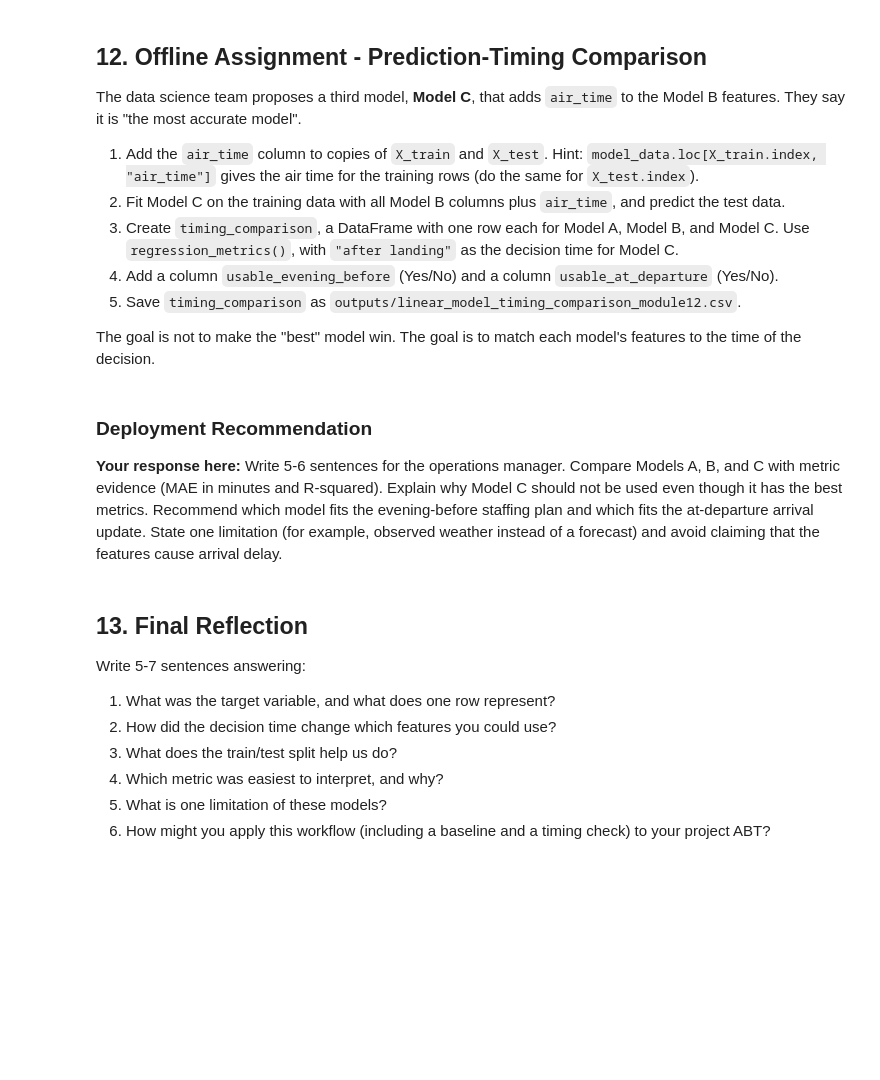
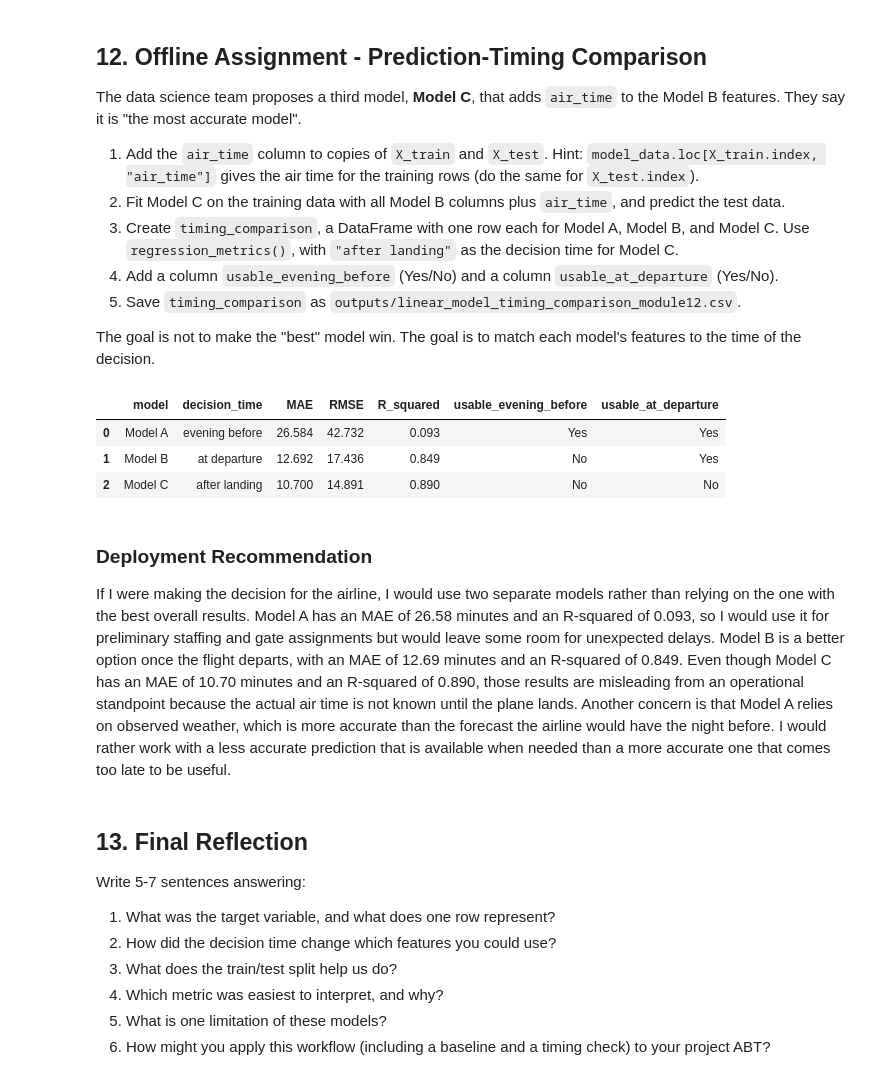
Before and after one commit to diegomend133/ban6003-module12-Diego-Mendez, a Jupyter notebook: notebooks/module12_linear_regression_guided_lab.ipynb, the cells around one changed output. Drawn from its saved outputs; the diff is of its cells as text; code cells hidden in the pictures; blank space fills up the shorter version.

Commit message:
Complete Module 12 linear regression lab

```diff
--- a/notebooks/module12_linear_regression_guided_lab.ipynb
+++ b/notebooks/module12_linear_regression_guided_lab.ipynb
@@ -560,16 +692,48 @@ The goal is not to make the "best" model win. The goal is to match each model's
 # %%
 # Offline Assignment - your code here
 # Suggested sequence:
 # 1. X_train_c = X_train.copy(); X_train_c["air_time"] = model_data.loc[X_train.index, "air_time"]
 #    (do the same for X_test_c)
 # 2. landing_columns = departure_columns + ["air_time"]; fit model_c and create pred_c.
 # 3. timing_comparison = pd.DataFrame([regression_metrics(...), ...]) for Models A, B, and C.
 # 4. Add the usable_evening_before and usable_at_departure columns.
 # 5. Save timing_comparison with output_dir / "linear_model_timing_comparison_module12.csv".
+X_train_c = X_train.copy()
+X_test_c = X_test.copy()
+
+X_train_c["air_time"] = model_data.loc[X_train.index, "air_time"]
+X_test_c["air_time"] = model_data.loc[X_test.index, "air_time"]
+
+landing_columns = departure_columns + ["air_time"]
+
+model_c = LinearRegression()
+model_c.fit(X_train_c[landing_columns], y_train)
+pred_c = model_c.predict(X_test_c[landing_columns])
+
+timing_comparison = pd.DataFrame([
+    regression_metrics("Model A", "evening before", y_test, pred_a),
+    regression_metrics("Model B", "at departure", y_test, pred_b),
+    regression_metrics("Model C", "after landing", y_test, pred_c)
+])
+
+timing_comparison["usable_evening_before"] = ["Yes", "No", "No"]
+timing_comparison["usable_at_departure"] = ["Yes", "Yes", "No"]
+
+timing_comparison.to_csv(
+    output_dir / "linear_model_timing_comparison_module12.csv",
+    index=False
+)
+
+timing_comparison.round(3)
+# %% [output]
+|  | model | decision_time | MAE | RMSE | R_squared | usable_evening_before | usable_at_departure |
+| 0 | Model A | evening before | 26.584 | 42.732 | 0.093 | Yes | Yes |
+| 1 | Model B | at departure | 12.692 | 17.436 | 0.849 | No | Yes |
+| 2 | Model C | after landing | 10.700 | 14.891 | 0.890 | No | No |
 # %% [markdown]
 ### Deployment Recommendation
 
-**Your response here:** Write 5-6 sentences for the operations manager. Compare Models A, B, and C with metric evidence (MAE in minutes and R-squared). Explain why Model C should not be used even though it has the best metrics. Recommend which model fits the evening-before staffing plan and which fits the at-departure arrival update. State one limitation (for example, observed weather instead of a forecast) and avoid claiming that the features cause arrival delay.
+If I were making the decision for the airline, I would use two separate models rather than relying on the one with the best overall results. Model A has an MAE of 26.58 minutes and an R-squared of 0.093, so I would use it for preliminary staffing and gate assignments but would leave some room for unexpected delays. Model B is a better option once the flight departs, with an MAE of 12.69 minutes and an R-squared of 0.849. Even though Model C has an MAE of 10.70 minutes and an R-squared of 0.890, those results are misleading from an operational standpoint because the actual air time is not known until the plane lands. Another concern is that Model A relies on observed weather, which is more accurate than the forecast the airline would have the night before. I would rather work with a less accurate prediction that is available when needed than a more accurate one that comes too late to be useful.
 # %% [markdown]
 ## 13. Final Reflection
 
```
Also changed, not shown: parts of 23 cells of this notebook, 3 other files.
